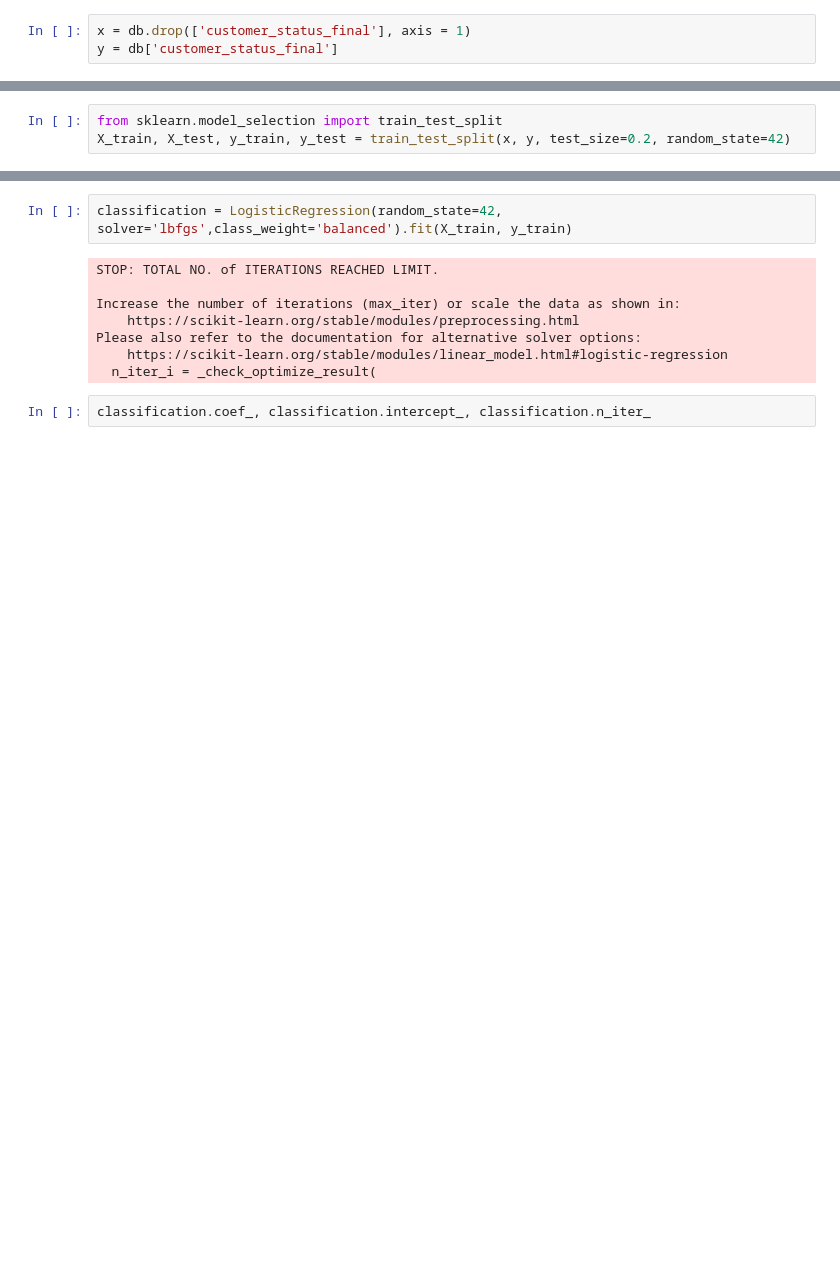
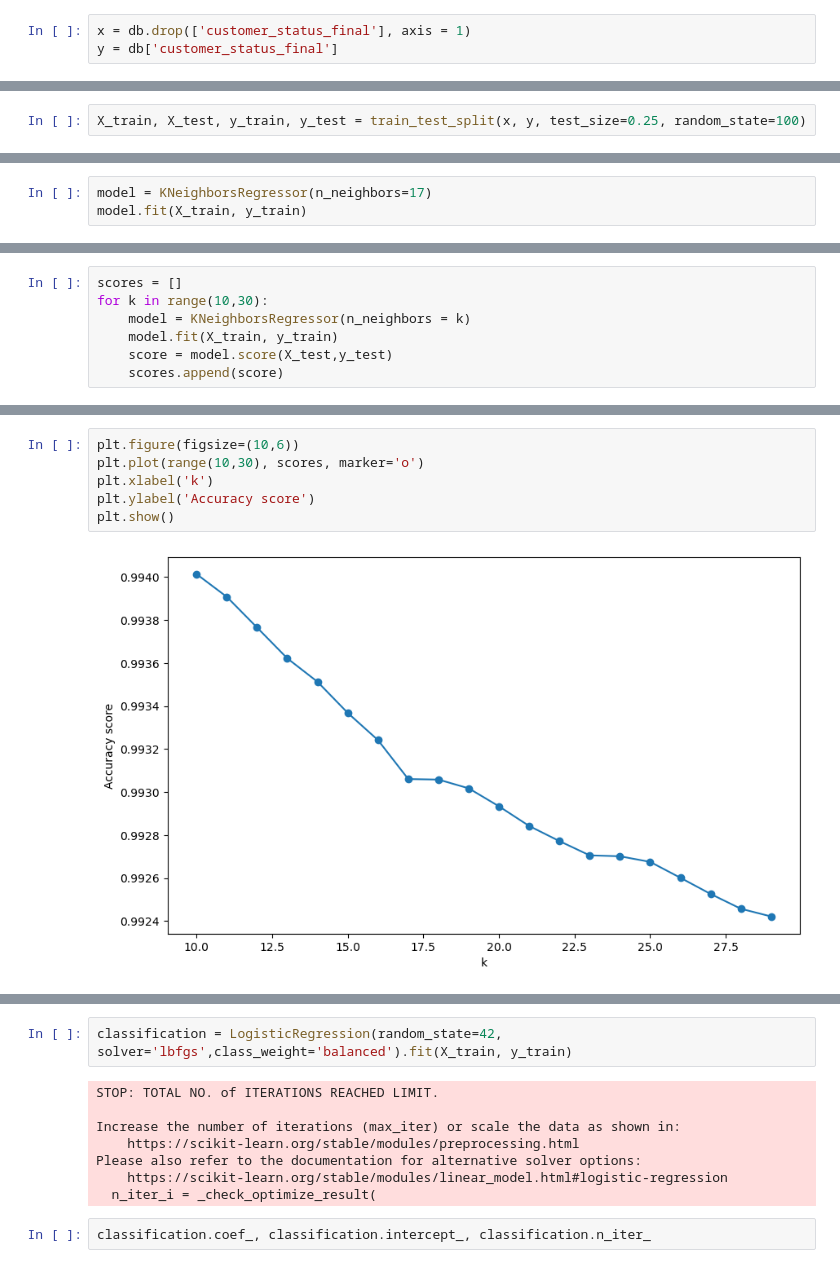
Before and after one commit to LauraChavez8/FinalProjectLCA, a Jupyter notebook: notebooks/Final Project LCA_Modelo.ipynb, the cells around one changed output, grey strips where cells are left out. Drawn from its saved outputs; the diff is of its cells as text; blank space fills up the shorter version.

```diff
--- a/notebooks/Final Project LCA_Modelo.ipynb
+++ b/notebooks/Final Project LCA_Modelo.ipynb
@@ -109,3 +113,2 @@ x.shape, y.shape
 # %%
-from sklearn.model_selection import train_test_split
-X_train, X_test, y_train, y_test = train_test_split(x, y, test_size=0.2, random_state=42)
+X_train, X_test, y_train, y_test = train_test_split(x, y, test_size=0.25, random_state=100)
@@ -111,0 +123,3 @@ X_train, X_test, y_train, y_test = train_test_split(x, y, test_size=0.2, random_
+# %%
+model = KNeighborsRegressor(n_neighbors=17)
+model.fit(X_train, y_train)
@@ -111,0 +148,7 @@ X_train, X_test, y_train, y_test = train_test_split(x, y, test_size=0.2, random_
+# %%
+scores = []
+for k in range(10,30):
+    model = KNeighborsRegressor(n_neighbors = k)
+    model.fit(X_train, y_train)
+    score = model.score(X_test,y_test)
+    scores.append(score)
@@ -111,0 +178,8 @@ X_train, X_test, y_train, y_test = train_test_split(x, y, test_size=0.2, random_
+# %%
+plt.figure(figsize=(10,6))
+plt.plot(range(10,30), scores, marker='o')
+plt.xlabel('k')
+plt.ylabel('Accuracy score')
+plt.show()
+# %% [output]
+[figure, added]
```
Also changed, not shown: parts of 30 cells of this notebook.
